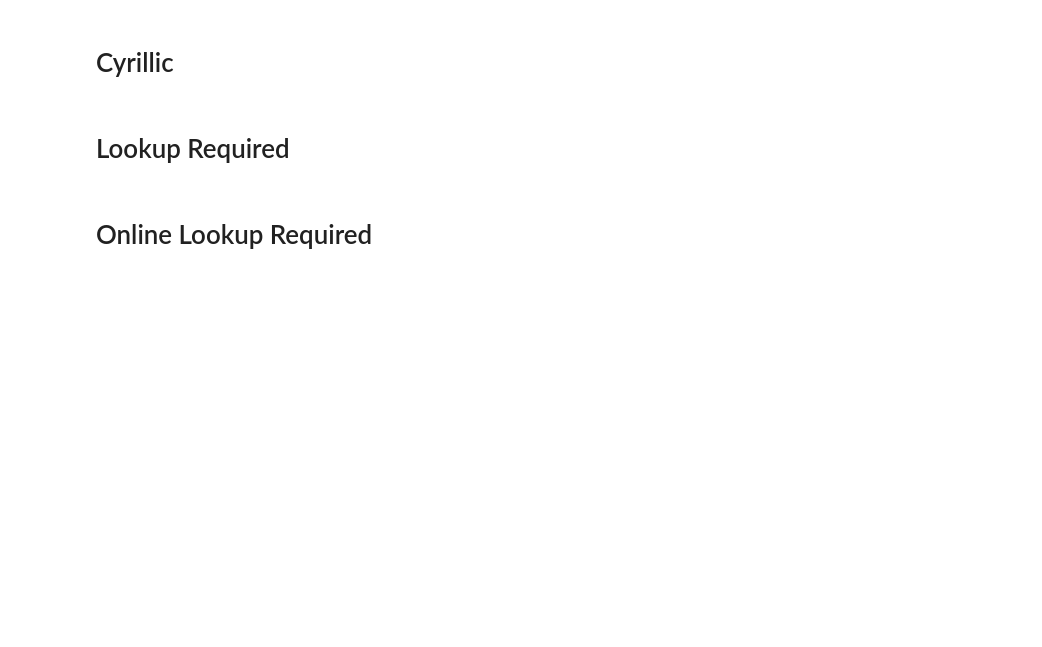
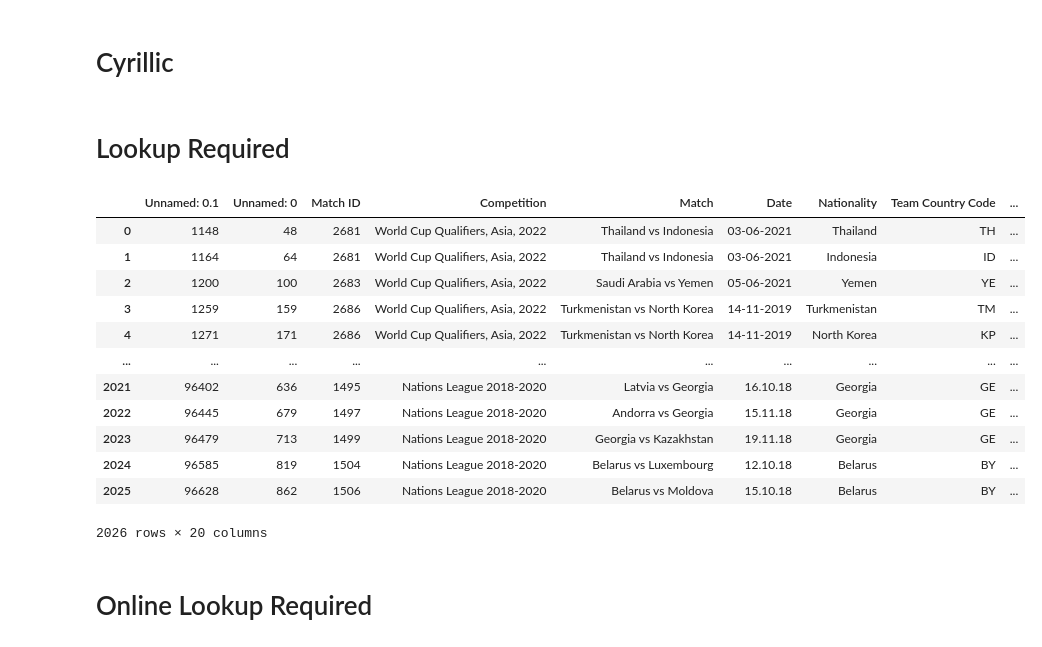
Before and after one commit to finnlsmith/footy_project_market_value_rankings, a Jupyter notebook: create_dataset_1/assemble_dataset_1_lookup_cases.ipynb, the cells around one changed output. Saved outputs shown, nothing was run; the diff lists cells and outputs as text; code cells hidden in the pictures; blank space fills up the shorter version.

```diff
--- a/create_dataset_1/assemble_dataset_1_lookup_cases.ipynb
+++ b/create_dataset_1/assemble_dataset_1_lookup_cases.ipynb
@@ -62,5 +336,21 @@ online_lookup_multi_found = load_csv_dataset('Online lookup required - multiple
 # Cyrillic
 # %% [markdown]
 # Lookup Required
+# %%
+lookup_guys
+# %% [output]
+|  | Unnamed: 0.1 | Unnamed: 0 | Match ID | Competition | Match | Date | Nationality | Team Country Code | ... |
+| 0 | 1148 | 48 | 2681 | World Cup Qualifiers, Asia, 2022 | Thailand vs Indonesia | 03-06-2021 | Thailand | TH | ... |
+| 1 | 1164 | 64 | 2681 | World Cup Qualifiers, Asia, 2022 | Thailand vs Indonesia | 03-06-2021 | Indonesia | ID | ... |
+| 2 | 1200 | 100 | 2683 | World Cup Qualifiers, Asia, 2022 | Saudi Arabia vs Yemen | 05-06-2021 | Yemen | YE | ... |
+| 3 | 1259 | 159 | 2686 | World Cup Qualifiers, Asia, 2022 | Turkmenistan vs North Korea | 14-11-2019 | Turkmenistan | TM | ... |
+| 4 | 1271 | 171 | 2686 | World Cup Qualifiers, Asia, 2022 | Turkmenistan vs North Korea | 14-11-2019 | North Korea | KP | ... |
+| ... | ... | ... | ... | ... | ... | ... | ... | ... | ... |
+| 2021 | 96402 | 636 | 1495 | Nations League 2018-2020 | Latvia vs Georgia | 16.10.18 | Georgia | GE | ... |
+| 2022 | 96445 | 679 | 1497 | Nations League 2018-2020 | Andorra vs Georgia | 15.11.18 | Georgia | GE | ... |
+| 2023 | 96479 | 713 | 1499 | Nations League 2018-2020 | Georgia vs Kazakhstan | 19.11.18 | Georgia | GE | ... |
+| 2024 | 96585 | 819 | 1504 | Nations League 2018-2020 | Belarus vs Luxembourg | 12.10.18 | Belarus | BY | ... |
+| 2025 | 96628 | 862 | 1506 | Nations League 2018-2020 | Belarus vs Moldova | 15.10.18 | Belarus | BY | ... |
+2026 rows × 20 columns
 # %% [markdown]
 # Online Lookup Required
```
Also changed, not shown: parts of 5 cells of this notebook.
